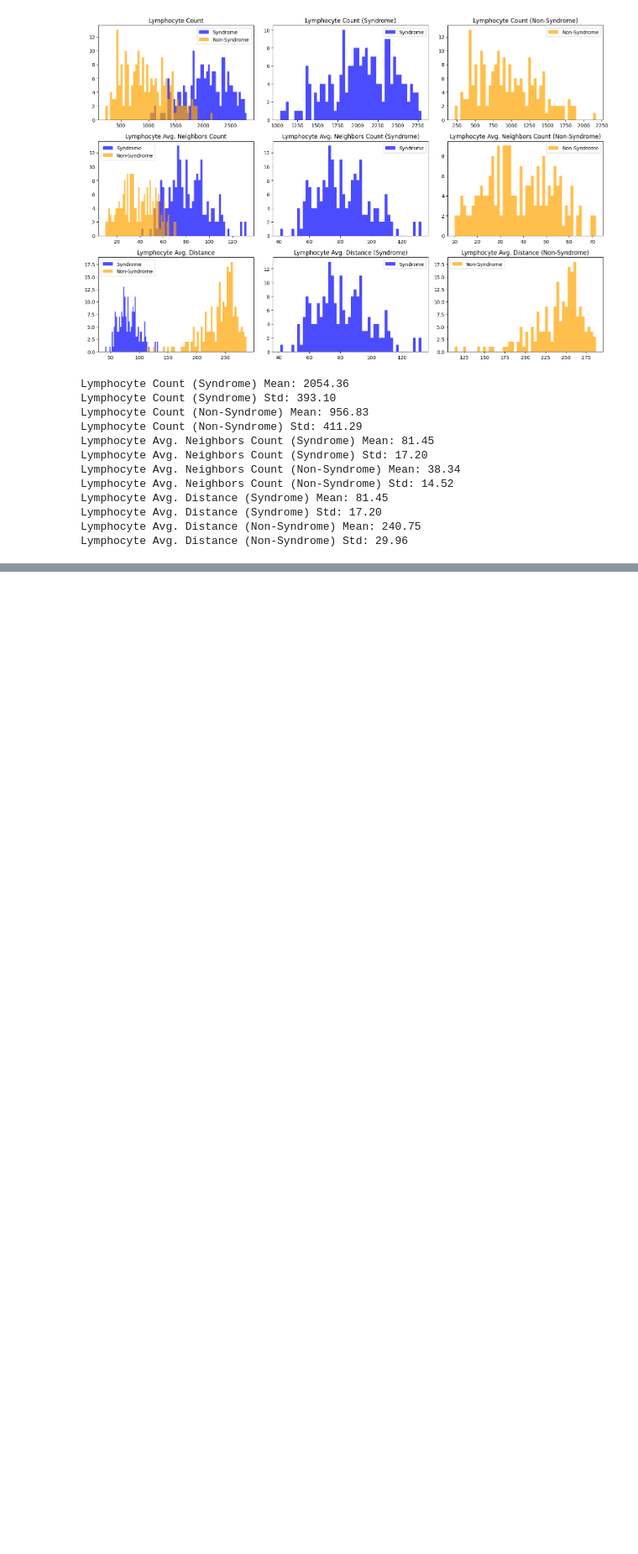
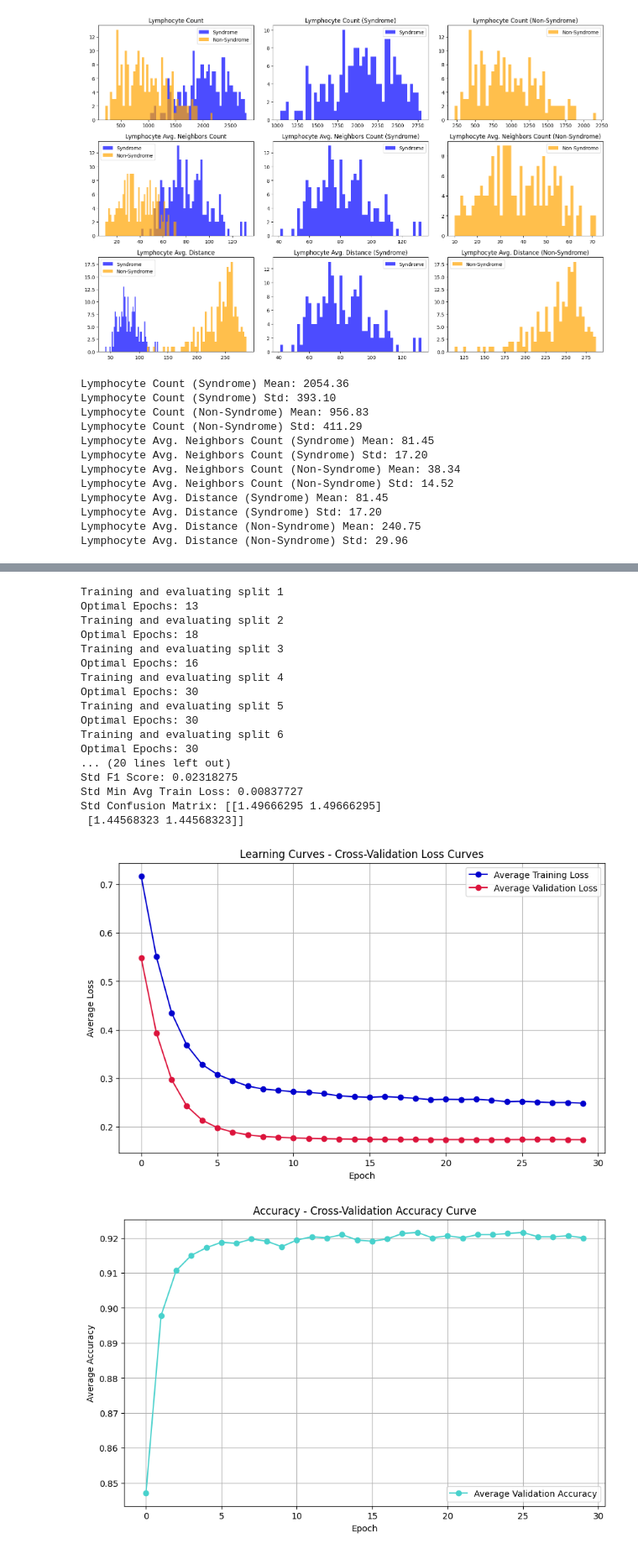
Before and after one commit to este6an13/sj-gren-preprocessing, a Jupyter notebook: RN_Project_Shallow_200.ipynb, the cells around one changed output, grey strips where cells are left out. Shown at 84% size. Cells and saved outputs as stored; diff of their text form; code cells hidden in the pictures; blank space fills up the shorter version.

```diff
--- a/RN_Project_Shallow_200.ipynb
+++ b/RN_Project_Shallow_200.ipynb
@@ -260,19 +303,17 @@ def evaluate_model(model, dataloader, original_test_data):
 # %%
 # Define Multi-Layer Perceptron (MLP)
 class MLP(nn.Module):
-    def __init__(self, input_size, hidden_size1, hidden_size2, output_size):
+    def __init__(self, input_size, hidden_size, output_size, dropout_rate=0.5):
         super(MLP, self).__init__()
-        self.fc1 = nn.Linear(input_size, hidden_size1)
-        self.relu1 = nn.ReLU()
-        self.fc2 = nn.Linear(hidden_size1, hidden_size2)
-        self.relu2 = nn.ReLU()
-        self.fc3 = nn.Linear(hidden_size2, output_size)
+        self.fc1 = nn.Linear(input_size, hidden_size)
+        self.relu = nn.ReLU()
+        self.dropout = nn.Dropout(p=dropout_rate)
+        self.fc2 = nn.Linear(hidden_size, output_size)
         self.sigmoid = nn.Sigmoid()
 
     def forward(self, x):
         x = self.fc1(x)
-        x = self.relu1(x)
+        x = self.relu(x)
+        x = self.dropout(x)
         x = self.fc2(x)
-        x = self.relu2(x)
-        x = self.fc3(x)
         return self.sigmoid(x)
@@ -495,0 +582,8 @@ Best Confusion Matrix: [[39  1]
+# %%
+import tensorflow as tf
+
+syndrome_labels = np.ones(len(syndrome_features))
+non_syndrome_labels = np.zeros(len(non_syndrome_features))
+
+images = np.concatenate((syndrome_features, non_syndrome_features), axis=0)
+labels = np.concatenate((syndrome_labels, non_syndrome_labels), axis=0)
@@ -495,0 +648,34 @@ Best Confusion Matrix: [[39  1]
+# %%
+num_splits = 10
+
+params = best_params
+
+accuracy_list, precision_list, recall_list, f1_list, min_losses, cms, avg_train_loss_curve, avg_valid_loss_curve, avg_accuracy_curve = train_with_multiple_splits(MLP, num_splits, images, labels, params)
+
+avg_cm = report(accuracy_list, precision_list, recall_list, f1_list, min_losses, cms, num_splits)
+
+plot_multiple_splits_loss_curve(avg_train_loss_curve, avg_valid_loss_curve, title='Learning Curves')
+
+plot_multiple_splits_accuracy_curve(avg_accuracy_curve, title='Accuracy')
+
+plot_multiple_splits_cms(avg_cm, title='Confusion Matrix')
+# %% [output]
+Training and evaluating split 1
+Optimal Epochs: 13
+Training and evaluating split 2
+Optimal Epochs: 18
+Training and evaluating split 3
+Optimal Epochs: 16
+Training and evaluating split 4
+Optimal Epochs: 30
+Training and evaluating split 5
+Optimal Epochs: 30
+Training and evaluating split 6
+Optimal Epochs: 30
+... (20 lines left out)
+Std F1 Score: 0.02318275
+Std Min Avg Train Loss: 0.00837727
+Std Confusion Matrix: [[1.49666295 1.49666295]
+ [1.44568323 1.44568323]]
+[figure, added]
+[figure, added]
```
Also changed, not shown: parts of 12 cells of this notebook.
